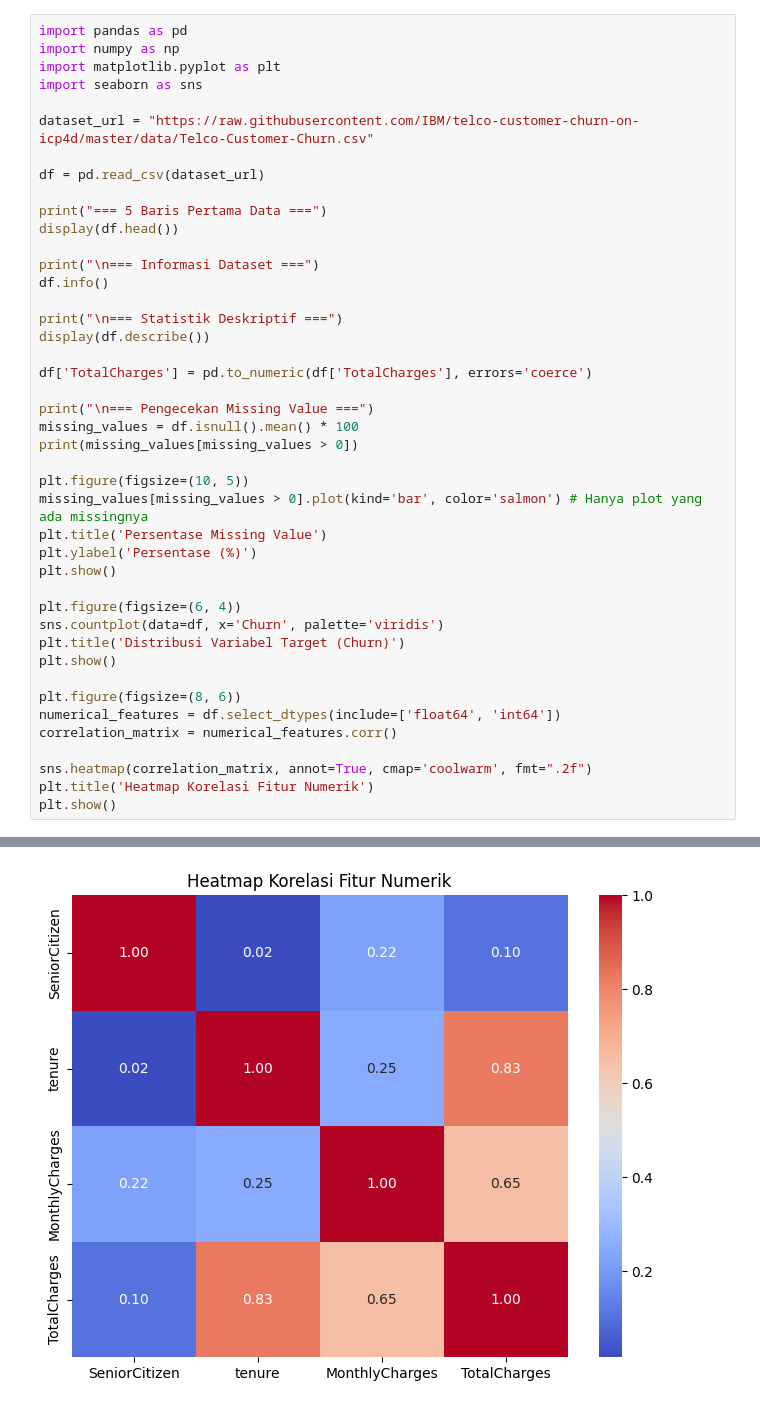
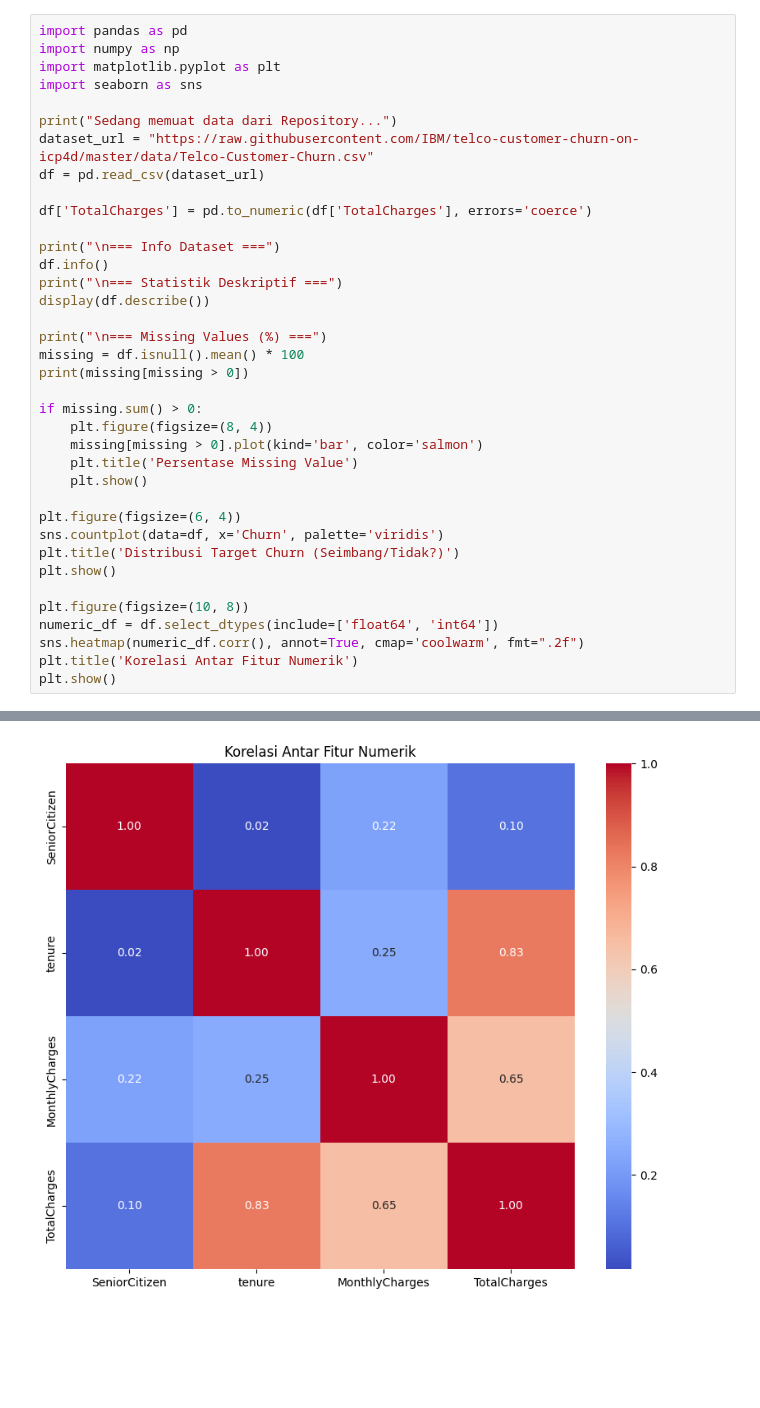
Before and after one commit to ObatNgamuk/UAS-Bengkel-Coding-DS02, a Jupyter notebook: UAS_BENGKOD.ipynb, the cells around one changed output, grey strips where cells are left out. Saved outputs shown, nothing was run; the diff lists cells and outputs as text; blank space fills up the shorter version.

```diff
--- a/UAS_BENGKOD.ipynb
+++ b/UAS_BENGKOD.ipynb
@@ -6,41 +8,35 @@ import numpy as np
 import matplotlib.pyplot as plt
 import seaborn as sns
 
+print("Sedang memuat data dari Repository...")
 dataset_url = "https://raw.githubusercontent.com/IBM/telco-customer-churn-on-icp4d/master/data/Telco-Customer-Churn.csv"
-
 df = pd.read_csv(dataset_url)
 
-print("=== 5 Baris Pertama Data ===")
-display(df.head())
+df['TotalCharges'] = pd.to_numeric(df['TotalCharges'], errors='coerce')
 
-print("\n=== Informasi Dataset ===")
+print("\n=== Info Dataset ===")
 df.info()
-
 print("\n=== Statistik Deskriptif ===")
 display(df.describe())
 
-df['TotalCharges'] = pd.to_numeric(df['TotalCharges'], errors='coerce')
+print("\n=== Missing Values (%) ===")
+missing = df.isnull().mean() * 100
+print(missing[missing > 0])
 
-print("\n=== Pengecekan Missing Value ===")
-missing_values = df.isnull().mean() * 100
-print(missing_values[missing_values > 0])
-
-plt.figure(figsize=(10, 5))
-missing_values[missing_values > 0].plot(kind='bar', color='salmon') # Hanya plot yang ada missingnya
-plt.title('Persentase Missing Value')
-plt.ylabel('Persentase (%)')
-plt.show()
+if missing.sum() > 0:
+    plt.figure(figsize=(8, 4))
+    missing[missing > 0].plot(kind='bar', color='salmon')
+    plt.title('Persentase Missing Value')
+    plt.show()
 
 plt.figure(figsize=(6, 4))
 sns.countplot(data=df, x='Churn', palette='viridis')
-plt.title('Distribusi Variabel Target (Churn)')
+plt.title('Distribusi Target Churn (Seimbang/Tidak?)')
 plt.show()
 
-plt.figure(figsize=(8, 6))
-numerical_features = df.select_dtypes(include=['float64', 'int64'])
-correlation_matrix = numerical_features.corr()
-
-sns.heatmap(correlation_matrix, annot=True, cmap='coolwarm', fmt=".2f")
-plt.title('Heatmap Korelasi Fitur Numerik')
+plt.figure(figsize=(10, 8))
+numeric_df = df.select_dtypes(include=['float64', 'int64'])
+sns.heatmap(numeric_df.corr(), annot=True, cmap='coolwarm', fmt=".2f")
+plt.title('Korelasi Antar Fitur Numerik')
 plt.show()
 # %% [output]
@@ -89 +77 @@ Passing `palette` without assigning `hue` is deprecated and will be removed in v
-[figure, old version]
+[figure, new version]
```
Also changed, not shown: parts of 4 cells of this notebook.
